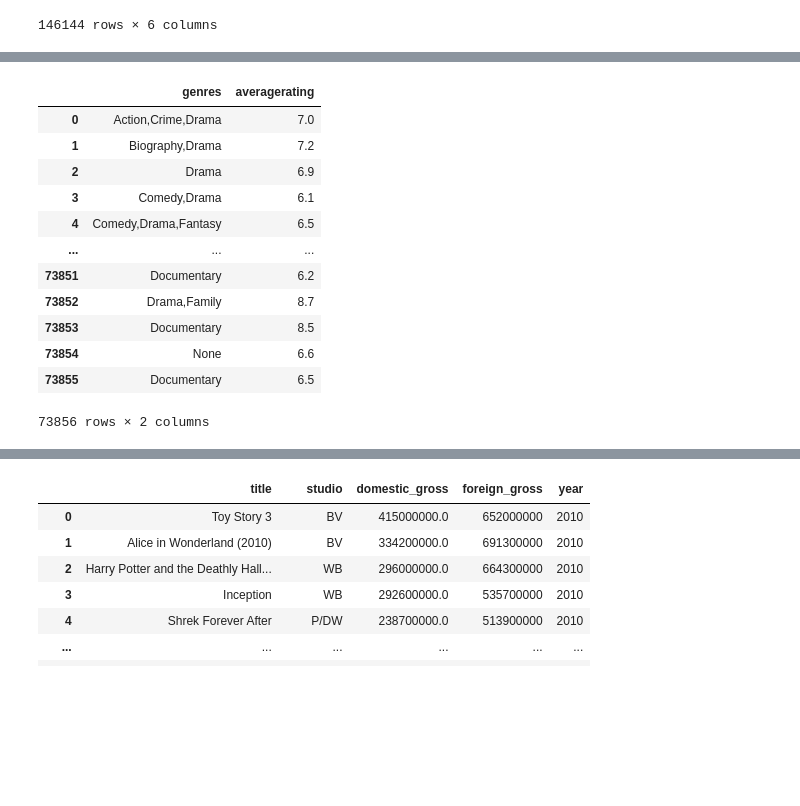
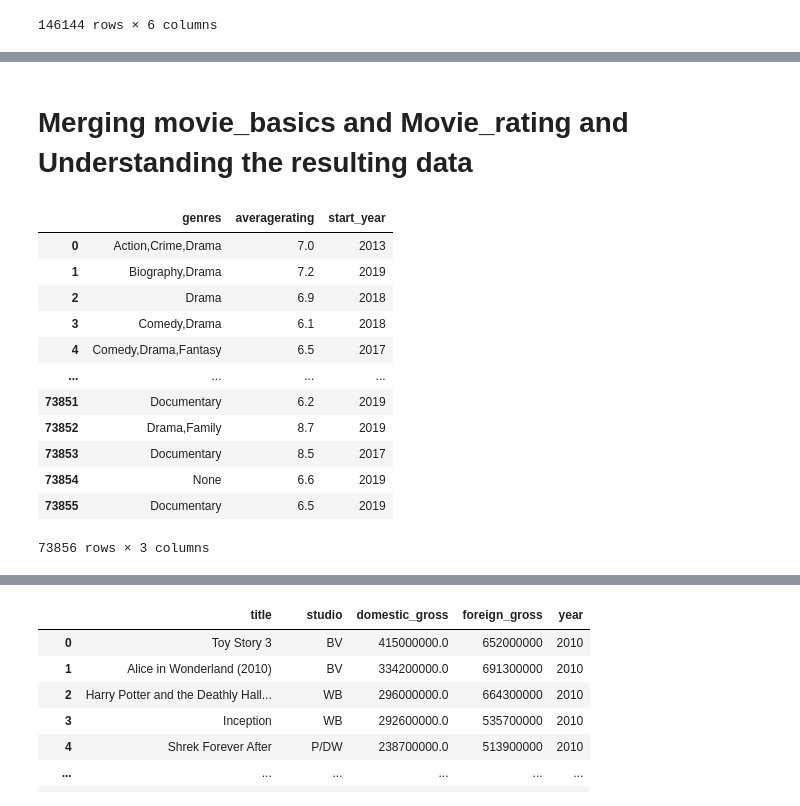
Before and after one commit to WendyMwiti/microsoft_movie_analysis, a Jupyter notebook: zippedData/Moviesmicrosoft.ipynb, the cells around one changed output, grey strips where cells are left out. Cells and saved outputs as stored; diff of their text form; code cells hidden in the pictures; blank space fills up the shorter version.

```diff
--- a/zippedData/Moviesmicrosoft.ipynb
+++ b/zippedData/Moviesmicrosoft.ipynb
@@ -37,8 +117,8 @@ print(tables)
 # %%
-movie_basics = ('''
-SELECT *
-  FROM movie_basics''')
-pd.read_sql(movie_basics,conn)
+movie_basics_df = pd.read_sql('''
+SELECT*
+ FROM movie_basics ''', conn)
+movie_basics_df
 # %% [output]
 |  | movie_id | primary_title | original_title | start_year | runtime_minutes | genres |
 | 0 | tt0063540 | Sunghursh | Sunghursh | 2013 | 175.0 | Action,Crime,Drama |
@@ -53,10 +133,3 @@ pd.read_sql(movie_basics,conn)
 | 146142 | tt9916730 | 6 Gunn | 6 Gunn | 2017 | 116.0 | None |
 | 146143 | tt9916754 | Chico Albuquerque - Revelações | Chico Albuquerque - Revelações | 2013 | NaN | Documentary |
 146144 rows × 6 columns
-# %%
-#viewing movie ratings table
-movie_ratings = '''
-SELECT *
-  FROM movie_ratings
-  '''
-pd.read_sql(movie_ratings, conn)
@@ -77,21 +207,23 @@ pd.read_sql(movie_ratings, conn)
+# %% [markdown]
+# Merging movie_basics and Movie_rating and Understanding the resulting data
 # %%
-best_rated = '''
-SELECT genres, averagerating
+best_rated_df = pd.read_sql( '''
+SELECT genres, averagerating, start_year
   FROM movie_basics
   JOIN movie_ratings
-  USING(movie_id)'''
-pd.read_sql(best_rated, conn)
+  USING(movie_id)''', conn)
+best_rated_df
 # %% [output]
-|  | genres | averagerating |
-| 0 | Action,Crime,Drama | 7.0 |
-| 1 | Biography,Drama | 7.2 |
-| 2 | Drama | 6.9 |
-| 3 | Comedy,Drama | 6.1 |
-| 4 | Comedy,Drama,Fantasy | 6.5 |
-| ... | ... | ... |
-| 73851 | Documentary | 6.2 |
-| 73852 | Drama,Family | 8.7 |
-| 73853 | Documentary | 8.5 |
-| 73854 | None | 6.6 |
-| 73855 | Documentary | 6.5 |
+|  | genres | averagerating | start_year |
+| 0 | Action,Crime,Drama | 7.0 | 2013 |
+| 1 | Biography,Drama | 7.2 | 2019 |
+| 2 | Drama | 6.9 | 2018 |
+| 3 | Comedy,Drama | 6.1 | 2018 |
+| 4 | Comedy,Drama,Fantasy | 6.5 | 2017 |
+| ... | ... | ... | ... |
+| 73851 | Documentary | 6.2 | 2019 |
+| 73852 | Drama,Family | 8.7 | 2019 |
+| 73853 | Documentary | 8.5 | 2017 |
+| 73854 | None | 6.6 | 2019 |
+| 73855 | Documentary | 6.5 | 2019 |
-73856 rows × 2 columns
+73856 rows × 3 columns
```
Also changed, not shown: parts of 52 cells of this notebook.
